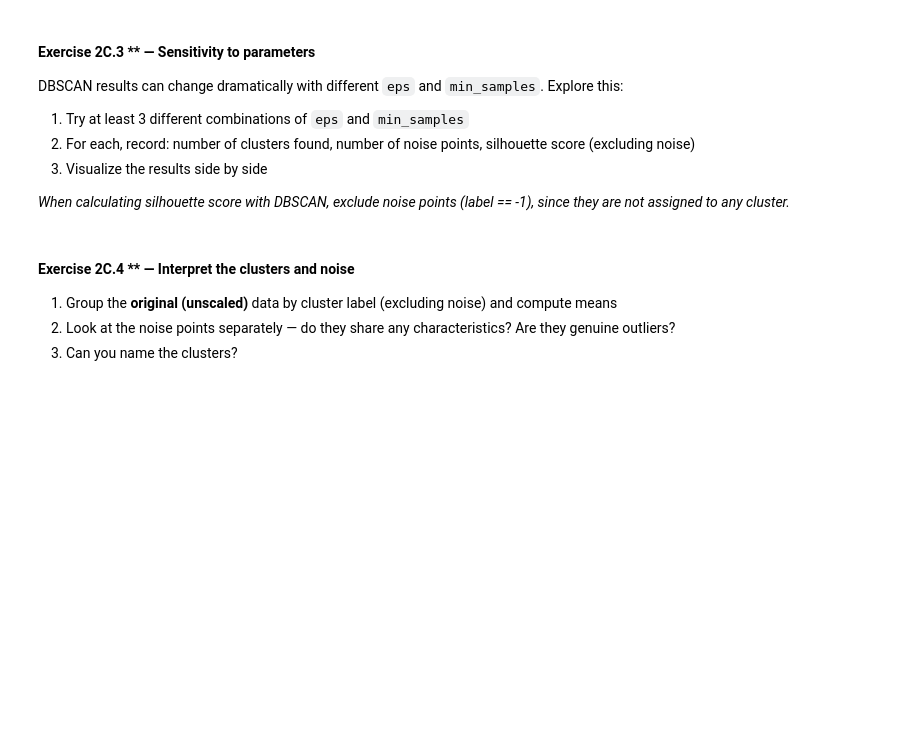
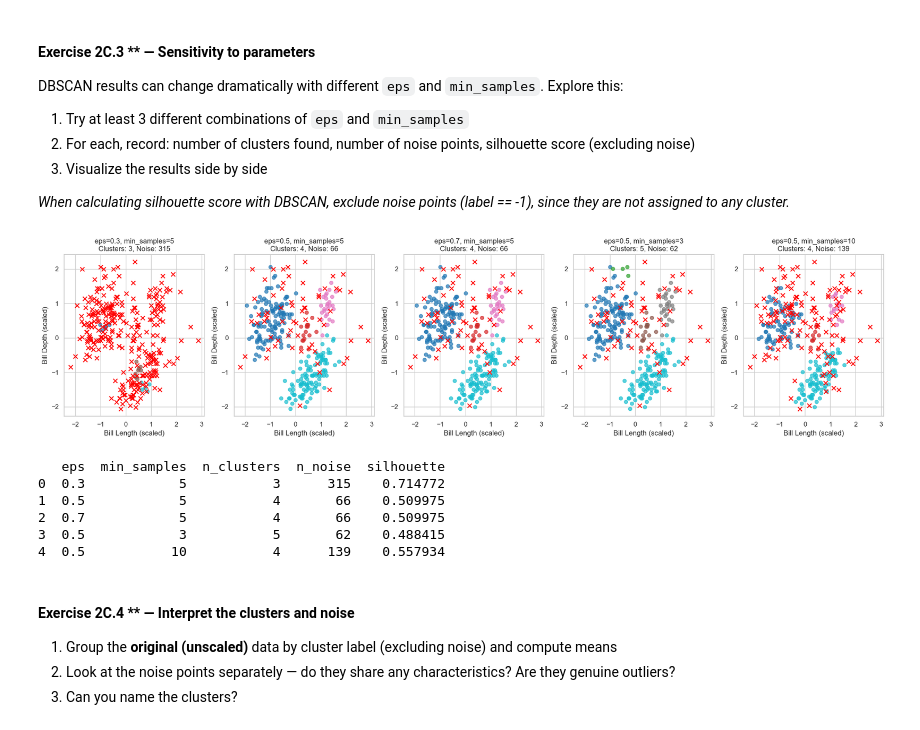
Before and after one commit to NootNoot583/Workshop-UML, a Jupyter notebook: unsupervised_ml_workshop.ipynb, the cells around one changed output. Saved outputs shown, nothing was run; the diff lists cells and outputs as text; code cells hidden in the pictures; blank space fills up the shorter version.

```diff
--- a/unsupervised_ml_workshop.ipynb
+++ b/unsupervised_ml_workshop.ipynb
@@ -460,3 +509,68 @@ DBSCAN results can change dramatically with different `eps` and `min_samples`. E
+# %%
+# 1. Try at least 3 different combinations of `eps` and `min_samples`
+combinations = [
+    {'eps': 0.3, 'min_samples': 5},
+    {'eps': 0.5, 'min_samples': 5},
+    {'eps': 0.7, 'min_samples': 5},
+    {'eps': 0.5, 'min_samples': 3},
+    {'eps': 0.5, 'min_samples': 10}
+]
+
+results = []
+
+fig, axes = plt.subplots(1, len(combinations), figsize=(20, 5))
+
+for i, params in enumerate(combinations):
+    dbscan = DBSCAN(eps=params['eps'], min_samples=params['min_samples'])
+    labels = dbscan.fit_predict(Xs_scaled)
+
+    n_clusters = len(set(labels)) - (1 if -1 in labels else 0)
+    n_noise = sum(labels == -1)
+
+    # Silhouette score excluding noise
+    if n_clusters > 1:
+        labels_no_noise = labels[labels != -1]
+        data_no_noise = Xs_scaled[labels != -1]
+        sil_score = silhouette_score(data_no_noise, labels_no_noise)
+    else:
+        sil_score = None
+
+    results.append({
+        'eps': params['eps'],
+        'min_samples': params['min_samples'],
+        'n_clusters': n_clusters,
+        'n_noise': n_noise,
+        'silhouette': sil_score
+    })
+
+    # Plot
+    cluster_mask = labels != -1
+    axes[i].scatter(Xs_scaled.loc[cluster_mask, 'bill_length_mm'],
+                    Xs_scaled.loc[cluster_mask, 'bill_depth_mm'],
+                    c=labels[cluster_mask], cmap='tab10', alpha=0.7)
+    noise_mask = labels == -1
+    axes[i].scatter(Xs_scaled.loc[noise_mask, 'bill_length_mm'],
+                    Xs_scaled.loc[noise_mask, 'bill_depth_mm'],
+                    c='red', marker='x', s=50)
+    axes[i].set_title(f"eps={params['eps']}, min_samples={params['min_samples']}\nClusters: {n_clusters}, Noise: {n_noise}")
+    axes[i].set_xlabel('Bill Length (scaled)')
+    axes[i].set_ylabel('Bill Depth (scaled)')
+
+plt.tight_layout()
+plt.show()
+
+# 2. Record the results
+import pandas as pd
+results_df = pd.DataFrame(results)
+print(results_df)
+# %% [output]
+[figure, added]
+   eps  min_samples  n_clusters  n_noise  silhouette
+0  0.3            5           3      315    0.714772
+1  0.5            5           4       66    0.509975
+2  0.7            5           4       66    0.509975
+3  0.5            3           5       62    0.488415
+4  0.5           10           4      139    0.557934
 # %% [markdown]
 #### Exercise 2C.4 ** — Interpret the clusters and noise
 
```
Also changed, not shown: parts of 11 cells of this notebook.
